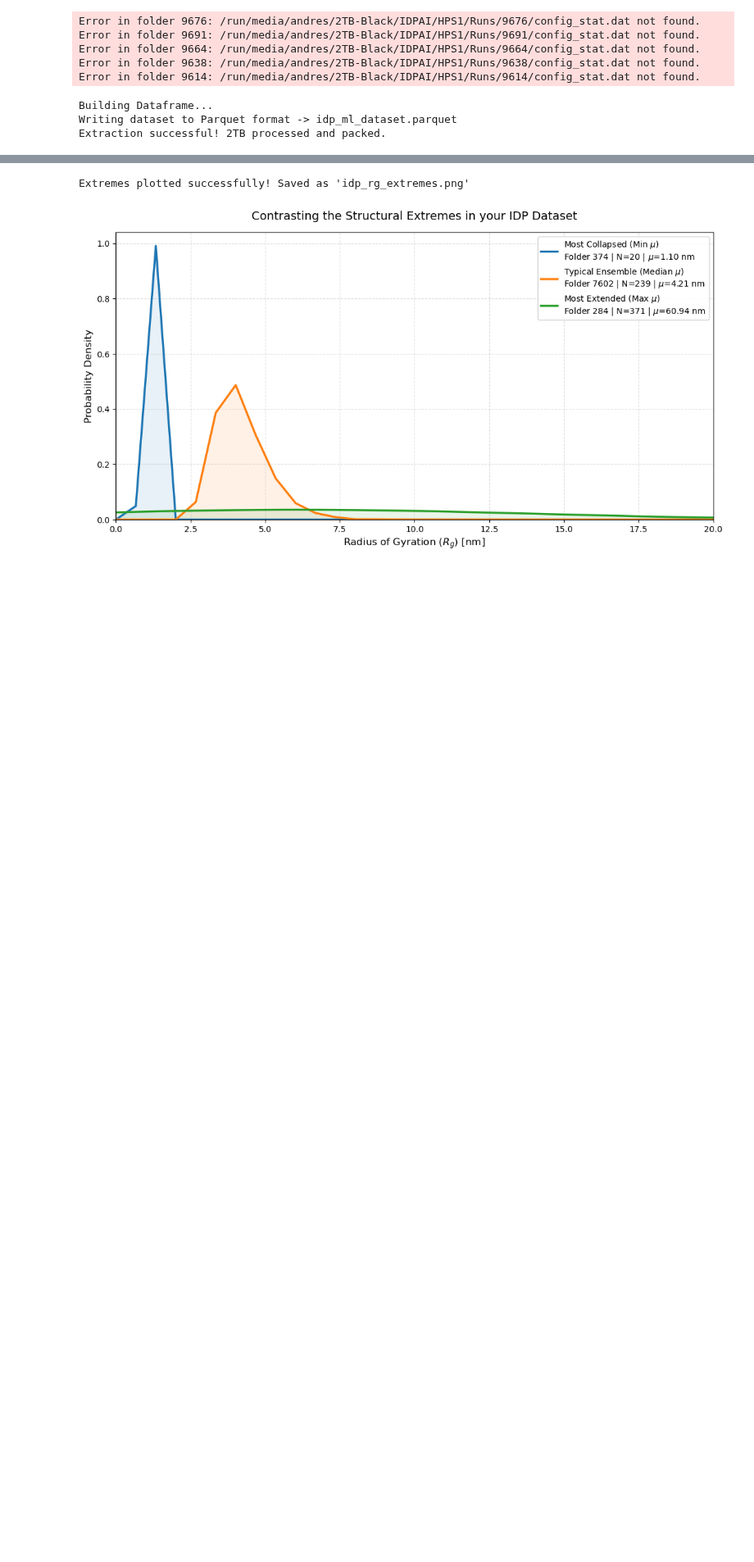
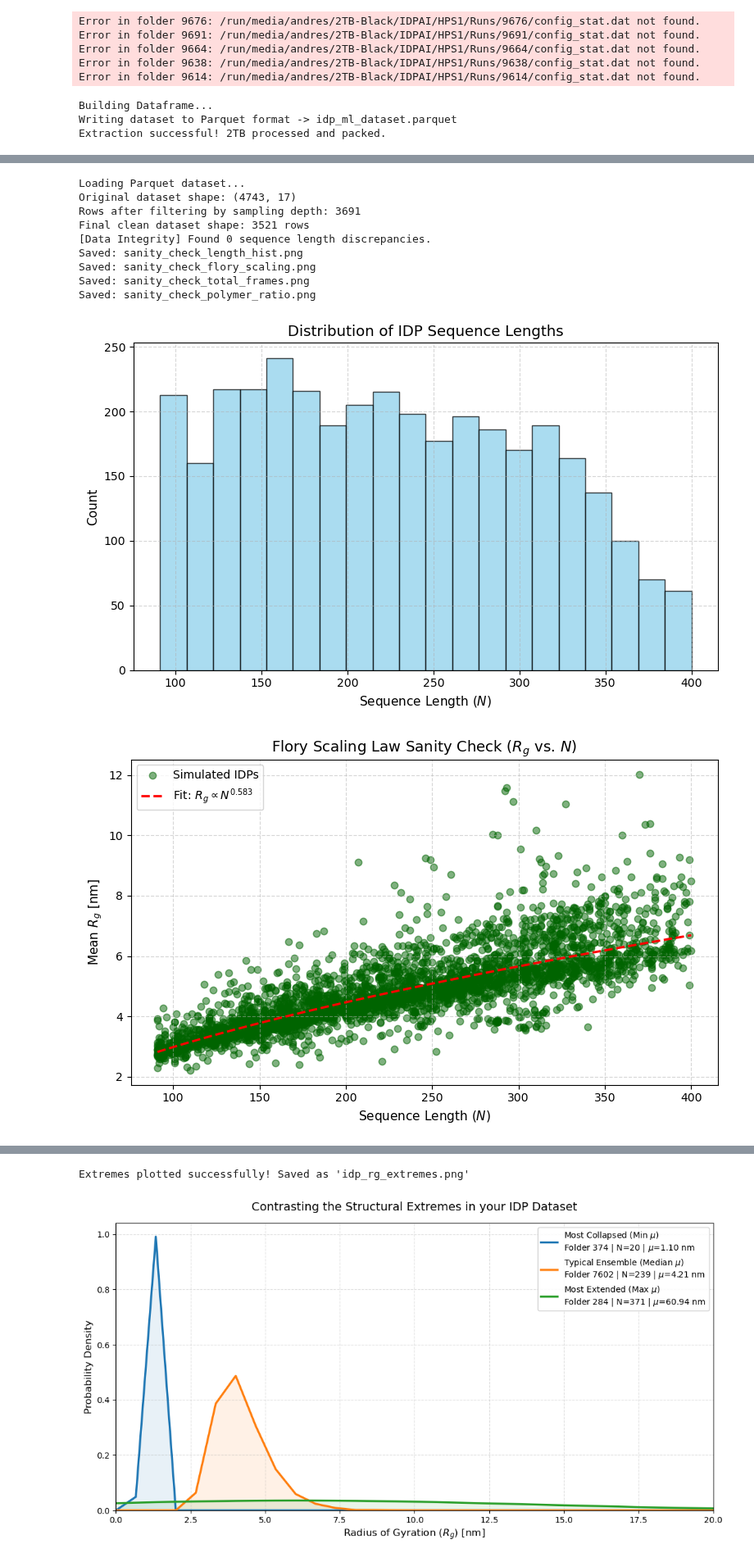
Before and after one commit to amgualdron/idps-machine-learning, a Jupyter notebook: notebook/ml-data.ipynb, the cells around one changed output, grey strips where cells are left out. Shown at 82% size. Saved outputs shown, nothing was run; the diff lists cells and outputs as text; code cells hidden in the pictures; blank space fills up the shorter version.

```diff
--- a/notebook/ml-data.ipynb
+++ b/notebook/ml-data.ipynb
@@ -306,0 +393,46 @@ Plot saved successfully as 'idp_rg_distributions.png'!
+# %%
+if not Path(INPUT_FILE).exists():
+    print(f"Error: Could not find {INPUT_FILE} in the current directory.")
+
+print("Loading Parquet dataset...")
+df = pd.read_parquet(INPUT_FILE)
+print(f"Original dataset shape: {df.shape}")
+
+# --- Step 1: Filter by Sampling Depth ---
+# Drop simulations that fall well below your target frame count
+# (Adjust the threshold based on your 'total_frames' histogram)
+frame_threshold = 10000  # Example threshold
+df_clean = df[df['total_frames'] >= frame_threshold].copy()
+print(f"Rows after filtering by sampling depth: {df_clean.shape[0]}")
+
+# --- Step 2: Filter by Flory Scaling Outliers ---
+# Calculate the residuals from your Flory line to find statistical anomalies
+log_N = np.log(df_clean['seq_length'])
+log_Rg = np.log(df_clean['calculated_rg_mean'])
+
+# Re-fit the line on the majority data
+nu, log_a = np.polyfit(log_N, log_Rg, 1)
+
+# Predict what Rg *should* be according to the fit
+log_Rg_pred = log_a + nu * log_N
+residuals = log_Rg - log_Rg_pred
+
+# Use standard deviation of the residuals to identify outliers
+# Dropping rows further than 3 standard deviations away (or a strict manual threshold)
+residual_std = residuals.std()
+df_clean = df_clean[np.abs(residuals) <= 3 * residual_std]
+df_clean = df_clean[df_clean['seq_length'] <= 400]  # Ensure no zero-length sequences remain
+print(f"Final clean dataset shape: {df_clean.shape[0]} rows")
+run_dataset_sanity_checks(df_clean)
+# %% [output]
+Loading Parquet dataset...
+Original dataset shape: (4743, 17)
+Rows after filtering by sampling depth: 3691
+Final clean dataset shape: 3521 rows
+[Data Integrity] Found 0 sequence length discrepancies.
+Saved: sanity_check_length_hist.png
+Saved: sanity_check_flory_scaling.png
+Saved: sanity_check_total_frames.png
+Saved: sanity_check_polymer_ratio.png
+[figure, added]
+[figure, added]
```
Also changed, not shown: parts of 5 cells of this notebook, 33 other files.
